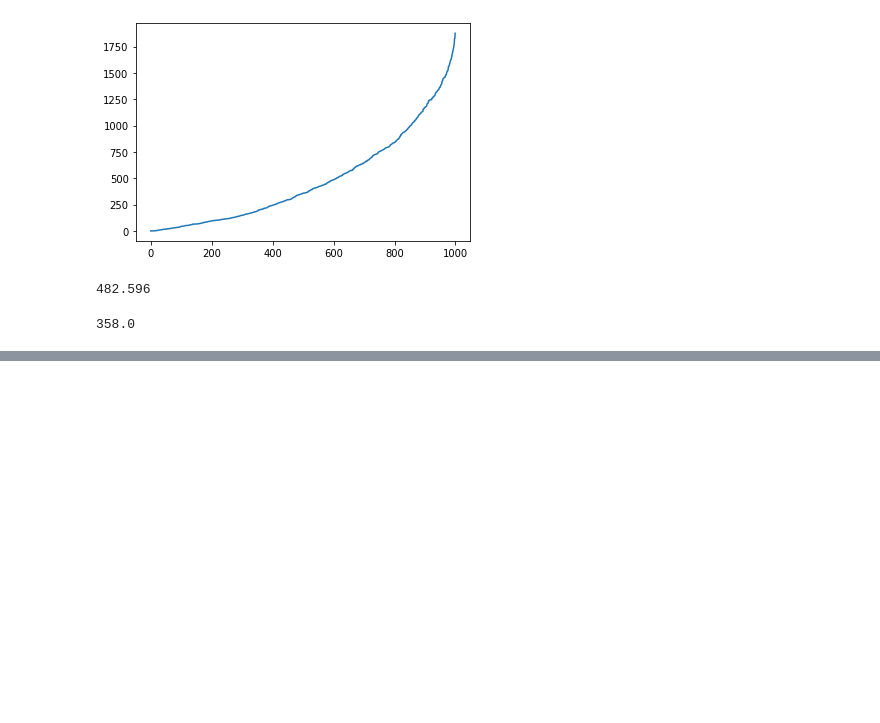
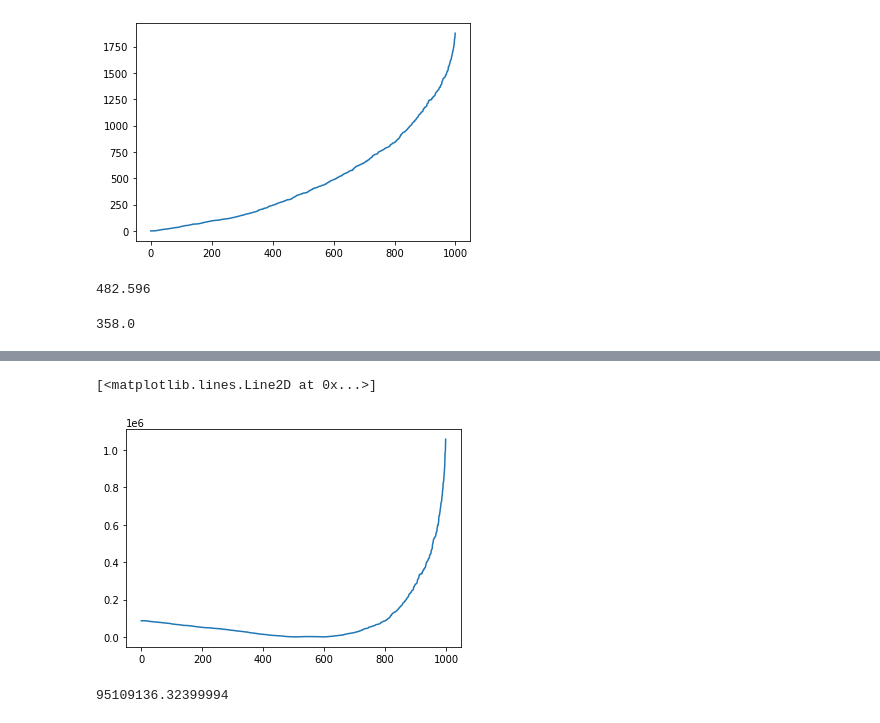
Before and after one commit to Agnes-Lain/advent-of-code-2021, a Jupyter notebook: Untitled.ipynb, the cells around one changed output, grey strips where cells are left out. Drawn from its saved outputs; the diff is of its cells as text; code cells hidden in the pictures; blank space fills up the shorter version.

```diff
--- a/Untitled.ipynb
+++ b/Untitled.ipynb
@@ -58,0 +70,9 @@ median
+# %%
+plt.plot(r2)
+# %% [output]
+[<matplotlib.lines.Line2D at 0x...>]
+[figure, added]
+# %%
+sum(r2)
+# %% [output]
+95109136.32399994
```
Also changed, not shown: parts of 7 cells of this notebook, 2 other files.
